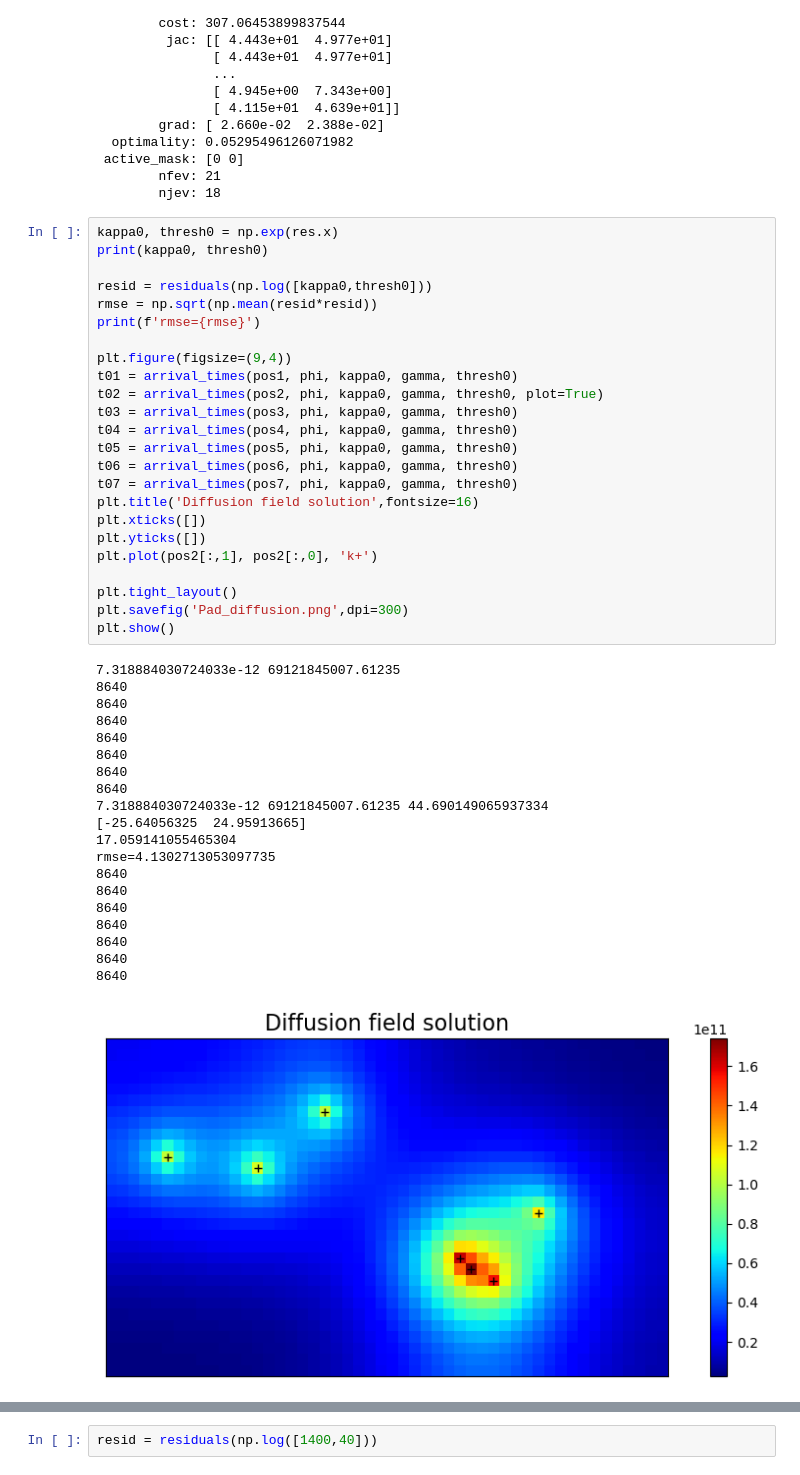
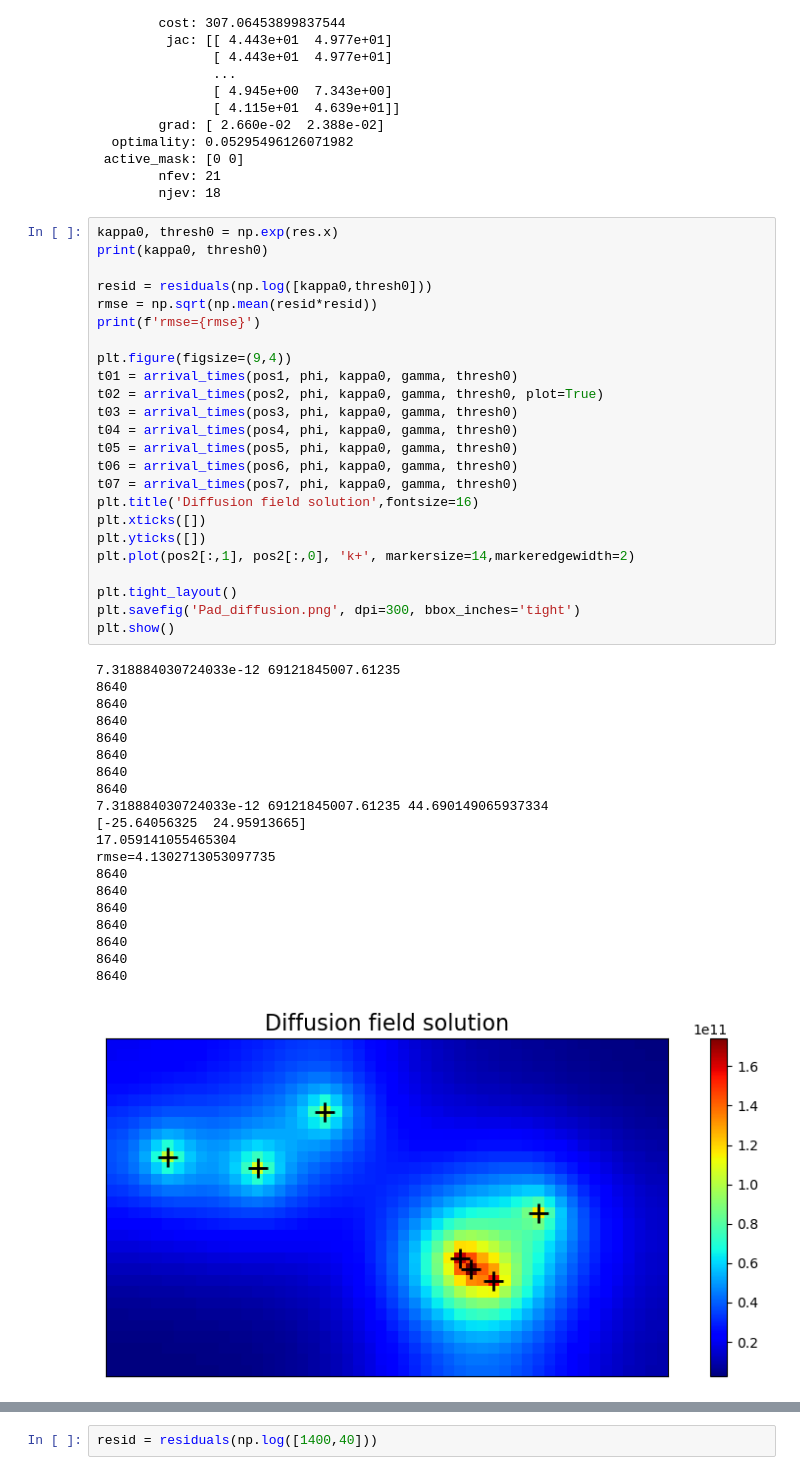
Before and after one commit to RudgeLab/popdyn, a Jupyter notebook: Notebooks/Figures Thesis/Chapter 4. g - Pad_diffusion.ipynb, the cells around one changed output, grey strips where cells are left out. Saved outputs shown, nothing was run; the diff lists cells and outputs as text.

```diff
--- a/Notebooks/Figures Thesis/Chapter 4. g - Pad_diffusion.ipynb
+++ b/Notebooks/Figures Thesis/Chapter 4. g - Pad_diffusion.ipynb
@@ -445,36 +446,36 @@ t03 = arrival_times(pos3, phi, kappa0, gamma, thresh0)
 t04 = arrival_times(pos4, phi, kappa0, gamma, thresh0)
 t05 = arrival_times(pos5, phi, kappa0, gamma, thresh0)
 t06 = arrival_times(pos6, phi, kappa0, gamma, thresh0)
 t07 = arrival_times(pos7, phi, kappa0, gamma, thresh0)
 plt.title('Diffusion field solution',fontsize=16)
 plt.xticks([])
 plt.yticks([])
-plt.plot(pos2[:,1], pos2[:,0], 'k+')
+plt.plot(pos2[:,1], pos2[:,0], 'k+', markersize=14,markeredgewidth=2)
 
 plt.tight_layout()
-plt.savefig('Pad_diffusion.png',dpi=300)
+plt.savefig('Pad_diffusion.png', dpi=300, bbox_inches='tight')
 plt.show()
 # %% [output]
 7.318884030724033e-12 69121845007.61235
 8640
 8640
 8640
 8640
 8640
 8640
 8640
 7.318884030724033e-12 69121845007.61235 44.690149065937334
 [-25.64056325  24.95913665]
 17.059141055465304
 rmse=4.1302713053097735
 8640
 8640
 8640
 8640
 8640
 8640
 8640
-[figure, old version]
+[figure, new version]
 # %%
 # Plot the data points
 plt.plot(t0_true1, t01, '+')
```
Also changed, not shown: parts of 10 cells of this notebook, 1 other file.
